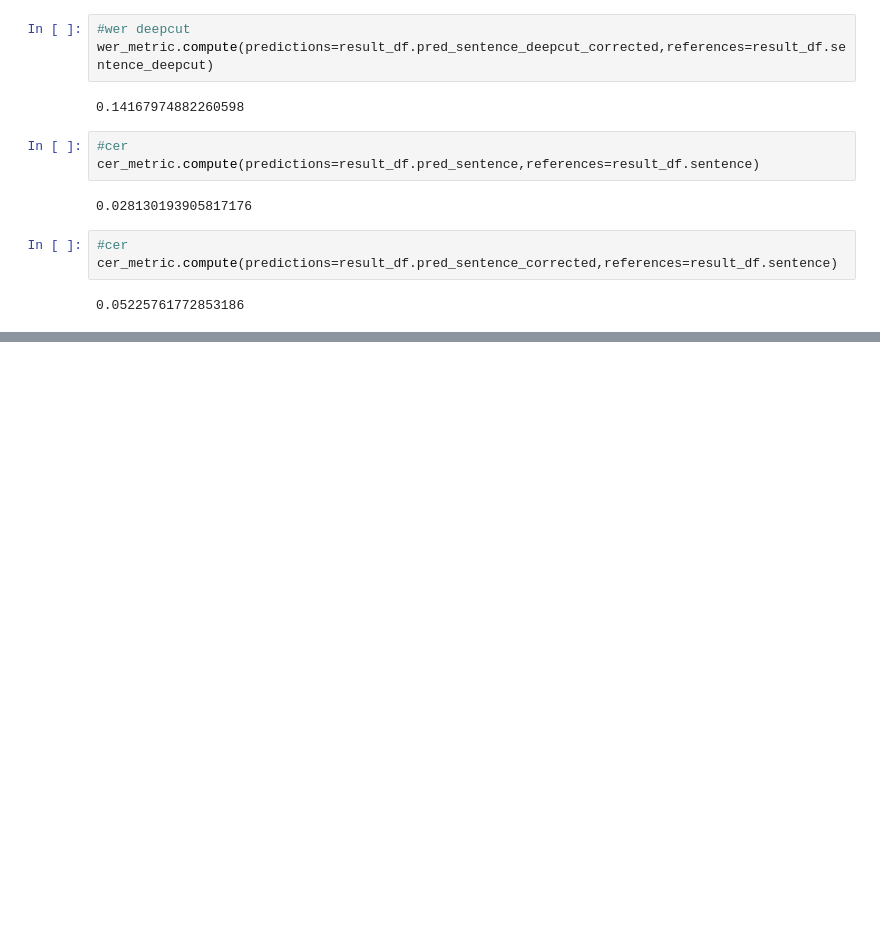
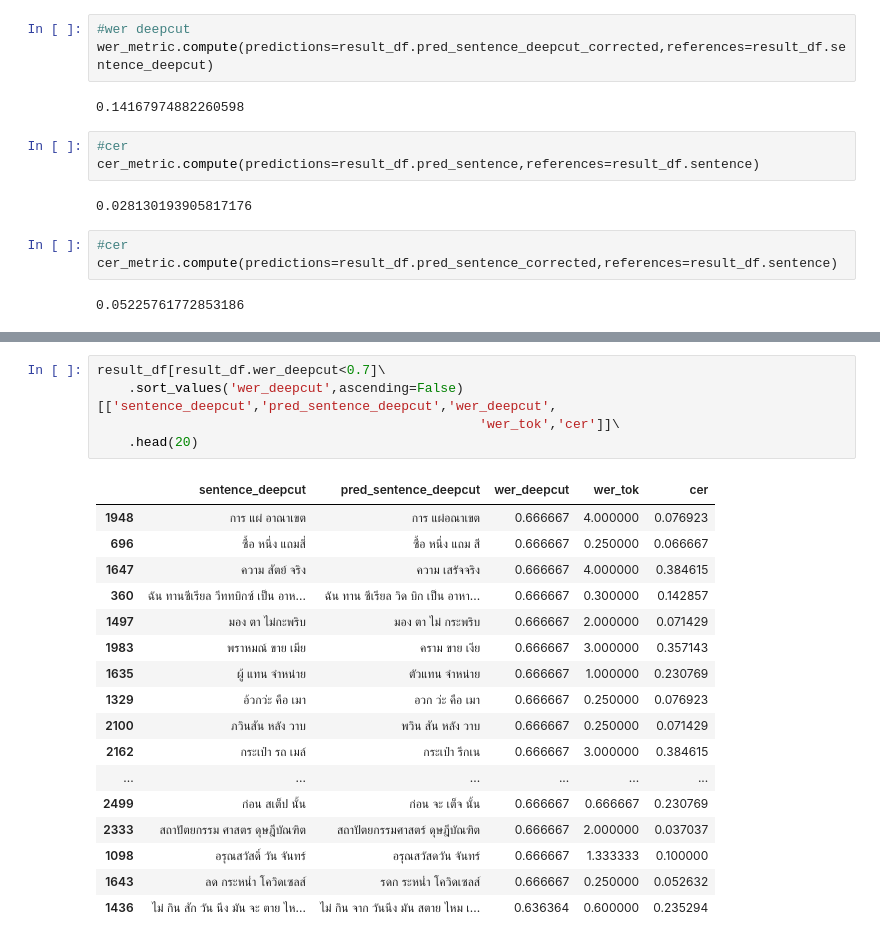
Before and after one commit to vistec-AI/wav2vec2-large-xlsr-53-th, a Jupyter notebook: notebooks/benchmarking.ipynb, the cells around one changed output, grey strips where cells are left out. Cells and saved outputs as stored; diff of their text form; blank space fills up the shorter version.

```diff
--- a/notebooks/benchmarking.ipynb
+++ b/notebooks/benchmarking.ipynb
@@ -456,0 +538,23 @@ cer_metric.compute(predictions=result_df.pred_sentence_corrected,references=resu
+# %%
+result_df[result_df.wer_deepcut<0.7]\
+    .sort_values('wer_deepcut',ascending=False)[['sentence_deepcut','pred_sentence_deepcut','wer_deepcut',
+                                                 'wer_tok','cer']]\
+    .head(20)
+# %% [output]
+|  | sentence_deepcut | pred_sentence_deepcut | wer_deepcut | wer_tok | cer |
+| 1948 | การ แผ่ อาณาเขต | การ แผ่อณาเขต | 0.666667 | 4.000000 | 0.076923 |
+| 696 | ซื้อ หนึ่ง แถมสี่ | ซื้อ หนึ่ง แถม สี | 0.666667 | 0.250000 | 0.066667 |
+| 1647 | ความ สัตย์ จริง | ความ เสรัจจริง | 0.666667 | 4.000000 | 0.384615 |
+| 360 | ฉัน ทานซีเรียล วีททบิกซ์ เป็น อาห... | ฉัน ทาน ซีเรียล วิด บิก เป็น อาหา... | 0.666667 | 0.300000 | 0.142857 |
+| 1497 | มอง ตา ไม่กะพริบ | มอง ตา ไม่ กระพริบ | 0.666667 | 2.000000 | 0.071429 |
+| 1983 | พราหมณ์ ขาย เมีย | คราม ขาย เงีย | 0.666667 | 3.000000 | 0.357143 |
+| 1635 | ผู้ แทน จำหน่าย | ตัวแทน จำหน่าย | 0.666667 | 1.000000 | 0.230769 |
+| 1329 | อ้วกว่ะ คือ เมา | อวก ว่ะ คือ เมา | 0.666667 | 0.250000 | 0.076923 |
+| 2100 | ภวินสัน หลัง วาบ | พวิน สัน หลัง วาบ | 0.666667 | 0.250000 | 0.071429 |
+| 2162 | กระเป๋า รถ เมล์ | กระเป๋า รึกเน | 0.666667 | 3.000000 | 0.384615 |
+| ... | ... | ... | ... | ... | ... |
+| 2499 | ก่อน สเต็ป นั้น | ก่อน จะ เต็จ นั้น | 0.666667 | 0.666667 | 0.230769 |
+| 2333 | สถาปัตยกรรม ศาสตร ดุษฎีบัณฑิต | สถาปัตยกรรมศาสตร์ ดุษฎีบัณฑิต | 0.666667 | 2.000000 | 0.037037 |
+| 1098 | อรุณสวัสดิ์ วัน จันทร์ | อรุณสวัสดวัน จันทร์ | 0.666667 | 1.333333 | 0.100000 |
+| 1643 | ลด กระหน่ำ โควิดเซลส์ | รดก ระหน่ำ โควิดเซลส์ | 0.666667 | 0.250000 | 0.052632 |
+| 1436 | ไม่ กิน สัก วัน นึง มัน จะ ตาย ไห... | ไม่ กิน จาก วันนึง มัน สตาย ไหม เ... | 0.636364 | 0.600000 | 0.235294 |
```
Also changed, not shown: parts of 10 cells of this notebook, 3 other files.
